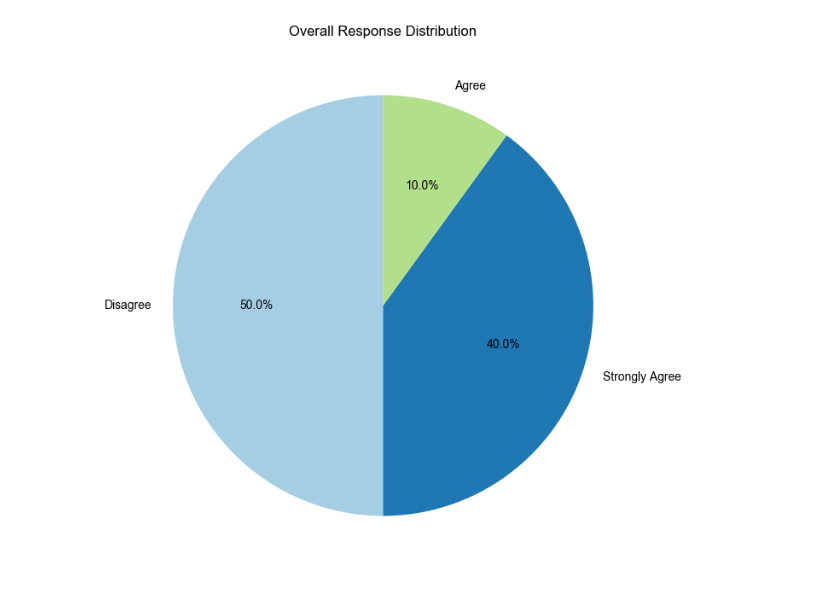
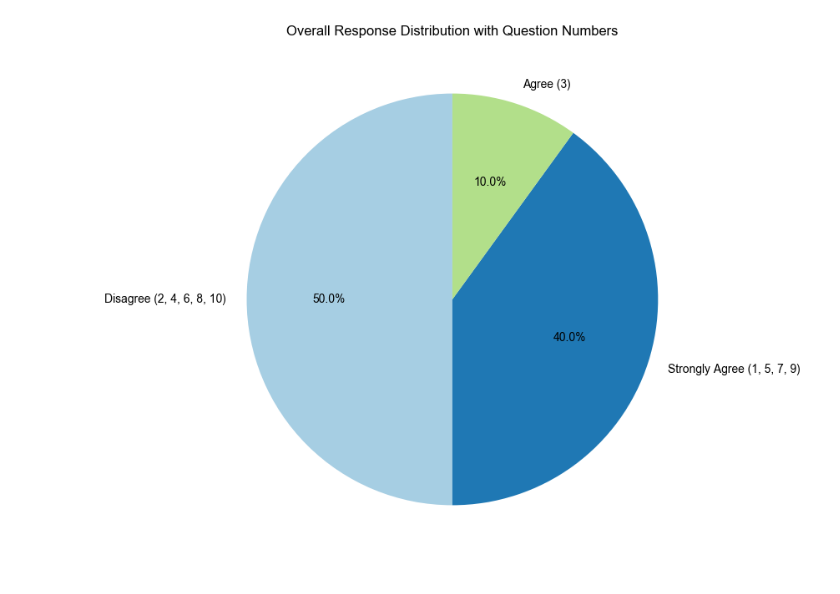
Before and after one commit to qianqia3/SRID-temp-script, a Jupyter notebook: 2.ipynb, the cells around one changed output. Cells and saved outputs as stored; diff of their text form; code cells hidden in the pictures.

```diff
--- a/2.ipynb
+++ b/2.ipynb
@@ -1,31 +1,46 @@
 # %%
 import pandas as pd
 import matplotlib.pyplot as plt
 
 # 加载 CSV 文件
 file_path = "2.csv"  # 修改为实际文件路径
 df = pd.read_csv(file_path)
 
 # 删除不必要的列（如 Timestamp 和 Email Address）
 feedback_df = df.drop(columns=["Timestamp", "Email Address"])
 
-# 将所有响应展开为单个序列
-all_responses = feedback_df.values.ravel()
+# 提取问题序号和内容
+questions = feedback_df.columns
+question_mapping = {i+1: question for i, question in enumerate(questions)}
 
-# 移除空值，并统计各响应的总数
-all_responses = pd.Series(all_responses).dropna()
-response_counts = all_responses.value_counts()
+# 将所有响应展开为单个序列，包含问题序号
+all_responses = []
+for col_index, col in enumerate(feedback_df.columns, start=1):
+    for response in feedback_df[col]:
+        if pd.notna(response):  # 忽略空值
+            all_responses.append((col_index, response))
+
+# 转换为 DataFrame，统计每个响应类型的总数
+responses_df = pd.DataFrame(all_responses, columns=["Question", "Response"])
+response_counts = responses_df["Response"].value_counts()
+
+# 创建带问题编号的标签
+response_labels = []
+for response_type in response_counts.index:
+    questions_with_response = responses_df[responses_df["Response"] == response_type]["Question"].unique()
+    question_numbers = ", ".join(map(str, questions_with_response))
+    response_labels.append(f"{response_type} ({question_numbers})")
 
 # 绘制饼图
-plt.figure(figsize=(8, 8))
+plt.figure(figsize=(10, 8))
 response_counts.plot.pie(
     autopct='%1.1f%%',
     startangle=90,
-    labels=response_counts.index,
+    labels=response_labels,  # 使用带问题编号的标签
     colors=plt.cm.Paired.colors
 )
-plt.title("Overall Response Distribution")
+plt.title("Overall Response Distribution with Question Numbers")
 plt.ylabel("")  # 移除默认的 y 轴标签
 plt.show()
 # %% [output]
-[figure, old version]
+[figure, new version]
```
Also changed, not shown: 1 other file.
